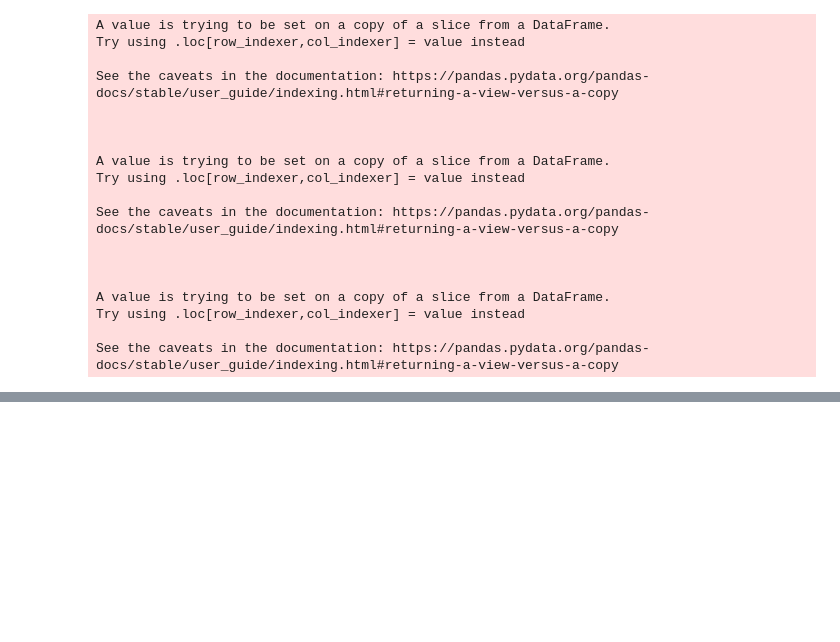
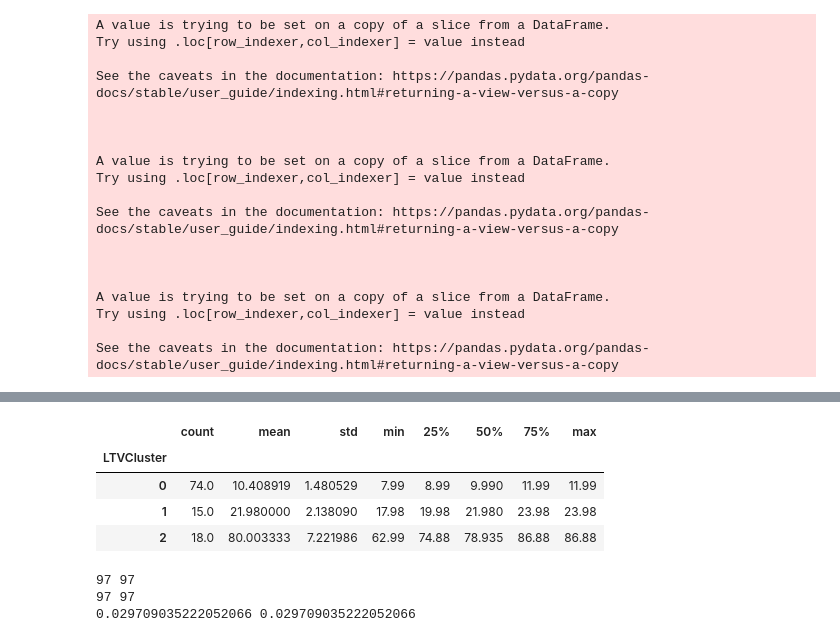
Before and after one commit to RussellXia/NYU_Capstone_Project, a Jupyter notebook: Spring/eda.ipynb, the cells around one changed output, grey strips where cells are left out. Drawn from its saved outputs; the diff is of its cells as text; code cells hidden in the pictures; blank space fills up the shorter version.

```diff
--- a/Spring/eda.ipynb
+++ b/Spring/eda.ipynb
@@ -1031,0 +1066,14 @@ sub_test[['SUB_START', 'SUB_END', 'Churned']]
+# %%
+sub_val_monetary = sub_val_monetary.rename(columns={'REVENUE_RECALC_x':'Revenue_Recalc', 'REVENUE_RECALC_y':'Revenue_1m'})
+
+kmeans = KMeans(n_clusters=3)
+kmeans.fit(sub_val_monetary[['Revenue_1m']])
+sub_val_monetary['LTVCluster'] = kmeans.predict(sub_val_monetary[['Revenue_1m']])
+sub_val_monetary = order_cluster('LTVCluster', 'Revenue_1m', sub_val_monetary, True)
+sub_val_monetary.groupby('LTVCluster')['Revenue_1m'].describe()
+# %% [output]
+|  | count | mean | std | min | 25% | 50% | 75% | max |
+| LTVCluster |  |  |  |  |  |  |  |  |
+| 0 | 74.0 | 10.408919 | 1.480529 | 7.99 | 8.99 | 9.990 | 11.99 | 11.99 |
+| 1 | 15.0 | 21.980000 | 2.138090 | 17.98 | 19.98 | 21.980 | 23.98 | 23.98 |
+| 2 | 18.0 | 80.003333 | 7.221986 | 62.99 | 74.88 | 78.935 | 86.88 | 86.88 |
@@ -1031,0 +1082,18 @@ sub_test[['SUB_START', 'SUB_END', 'Churned']]
+# %%
+sub_test_id = sub_test['Capstone_id']
+sub_nov = sub_prep[(sub_prep['SUB_START']>='2024-11-01') & (sub_prep['SUB_START']<='2024-12-01')]
+sub_nov_filtered = sub_nov[sub_nov['Capstone_id'].isin(sub_test_id)][['Capstone_id', 'Segment', 'REVENUE_RECALC']]
+
+# training set LTV label based on validation segment which depends on RFM
+sub_test_segment = sub_test.merge(sub_nov_filtered[['Capstone_id', 'Segment']], on='Capstone_id', how='inner')
+
+# training set LTV label based on validation monetary value only
+sub_test_monetary = sub_test.merge(sub_nov_filtered[['Capstone_id', 'REVENUE_RECALC']], on='Capstone_id', how='inner')
+
+print(sub_test_segment.shape[0], sub_test_segment['Capstone_id'].nunique())
+print(sub_test_monetary.shape[0], sub_test_monetary['Capstone_id'].nunique())
+print(sub_test_segment.shape[0]/sub_test.shape[0], sub_test_monetary.shape[0]/sub_test.shape[0])
+# %% [output]
+97 97
+97 97
+0.029709035222052066 0.029709035222052066
```
Also changed, not shown: parts of 15 cells of this notebook.
